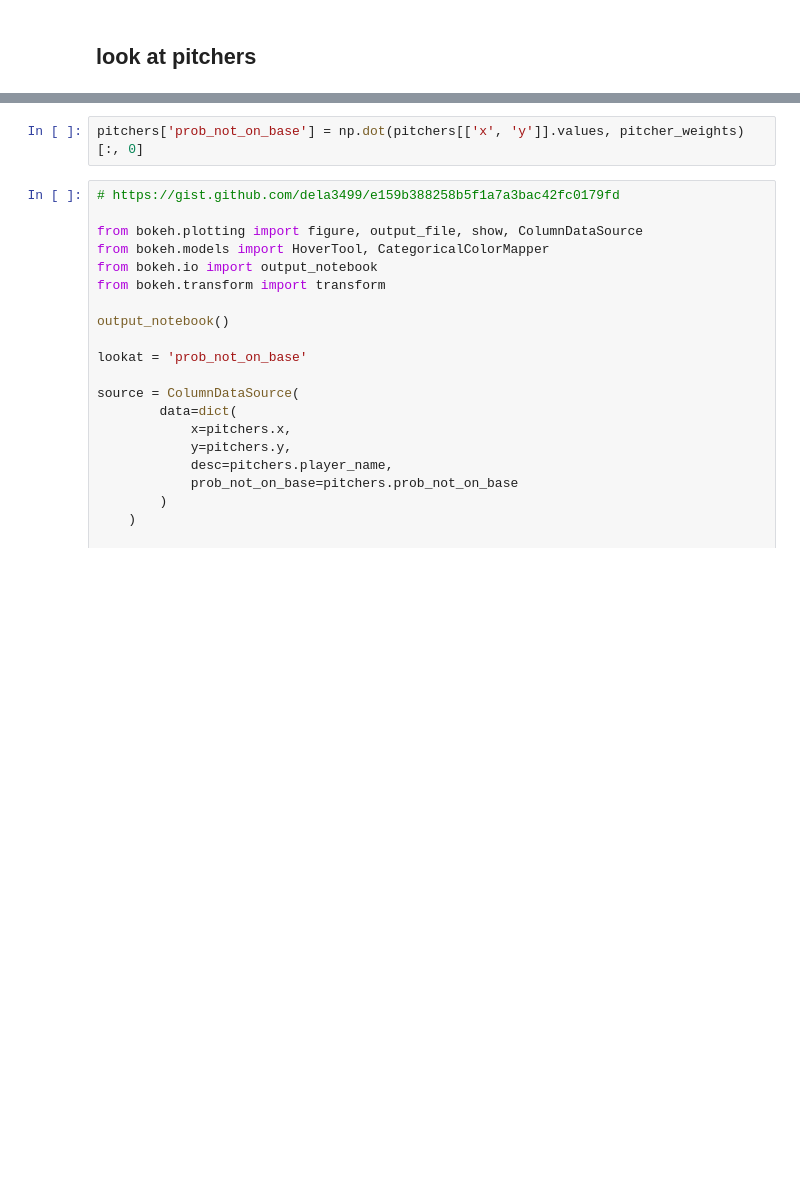
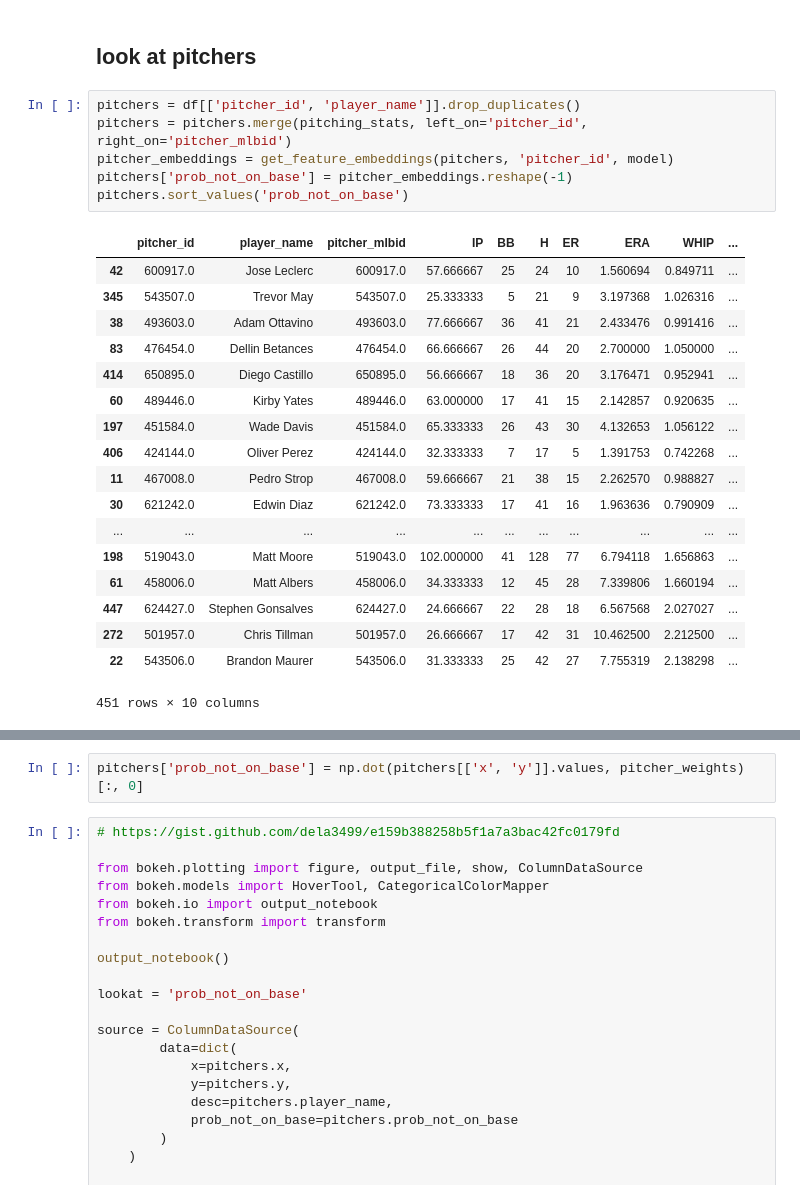
Before and after one commit to dantegates/mlb-statcast, a Jupyter notebook: deep-learning.ipynb, the cells around one changed output, grey strips where cells are left out. Drawn from its saved outputs; the diff is of its cells as text; blank space fills up the shorter version.

```diff
--- a/deep-learning.ipynb
+++ b/deep-learning.ipynb
@@ -858,5 +870,30 @@ batters.sort_values('prob_on_base', ascending=False).head(10)
 # %% [markdown]
 ## look at pitchers
+# %%
+pitchers = df[['pitcher_id', 'player_name']].drop_duplicates()
+pitchers = pitchers.merge(pitching_stats, left_on='pitcher_id', right_on='pitcher_mlbid')
+pitcher_embeddings = get_feature_embeddings(pitchers, 'pitcher_id', model)
+pitchers['prob_not_on_base'] = pitcher_embeddings.reshape(-1)
+pitchers.sort_values('prob_not_on_base')
+# %% [output]
+|  | pitcher_id | player_name | pitcher_mlbid | IP | BB | H | ER | ERA | WHIP | ... |
+| 42 | 600917.0 | Jose Leclerc | 600917.0 | 57.666667 | 25 | 24 | 10 | 1.560694 | 0.849711 | ... |
+| 345 | 543507.0 | Trevor May | 543507.0 | 25.333333 | 5 | 21 | 9 | 3.197368 | 1.026316 | ... |
+| 38 | 493603.0 | Adam Ottavino | 493603.0 | 77.666667 | 36 | 41 | 21 | 2.433476 | 0.991416 | ... |
+| 83 | 476454.0 | Dellin Betances | 476454.0 | 66.666667 | 26 | 44 | 20 | 2.700000 | 1.050000 | ... |
+| 414 | 650895.0 | Diego Castillo | 650895.0 | 56.666667 | 18 | 36 | 20 | 3.176471 | 0.952941 | ... |
+| 60 | 489446.0 | Kirby Yates | 489446.0 | 63.000000 | 17 | 41 | 15 | 2.142857 | 0.920635 | ... |
+| 197 | 451584.0 | Wade Davis | 451584.0 | 65.333333 | 26 | 43 | 30 | 4.132653 | 1.056122 | ... |
+| 406 | 424144.0 | Oliver Perez | 424144.0 | 32.333333 | 7 | 17 | 5 | 1.391753 | 0.742268 | ... |
+| 11 | 467008.0 | Pedro Strop | 467008.0 | 59.666667 | 21 | 38 | 15 | 2.262570 | 0.988827 | ... |
+| 30 | 621242.0 | Edwin Diaz | 621242.0 | 73.333333 | 17 | 41 | 16 | 1.963636 | 0.790909 | ... |
+| ... | ... | ... | ... | ... | ... | ... | ... | ... | ... | ... |
+| 198 | 519043.0 | Matt Moore | 519043.0 | 102.000000 | 41 | 128 | 77 | 6.794118 | 1.656863 | ... |
+| 61 | 458006.0 | Matt Albers | 458006.0 | 34.333333 | 12 | 45 | 28 | 7.339806 | 1.660194 | ... |
+| 447 | 624427.0 | Stephen Gonsalves | 624427.0 | 24.666667 | 22 | 28 | 18 | 6.567568 | 2.027027 | ... |
+| 272 | 501957.0 | Chris Tillman | 501957.0 | 26.666667 | 17 | 42 | 31 | 10.462500 | 2.212500 | ... |
+| 22 | 543506.0 | Brandon Maurer | 543506.0 | 31.333333 | 25 | 42 | 27 | 7.755319 | 2.138298 | ... |
+451 rows × 10 columns
 # %%
 pitchers = df[['pitcher_id', 'player_name']].drop_duplicates()
 pitchers = pitchers.merge(pitching_stats, left_on='pitcher_id', right_on='pitcher_mlbid')
```
Also changed, not shown: parts of 33 cells of this notebook.
